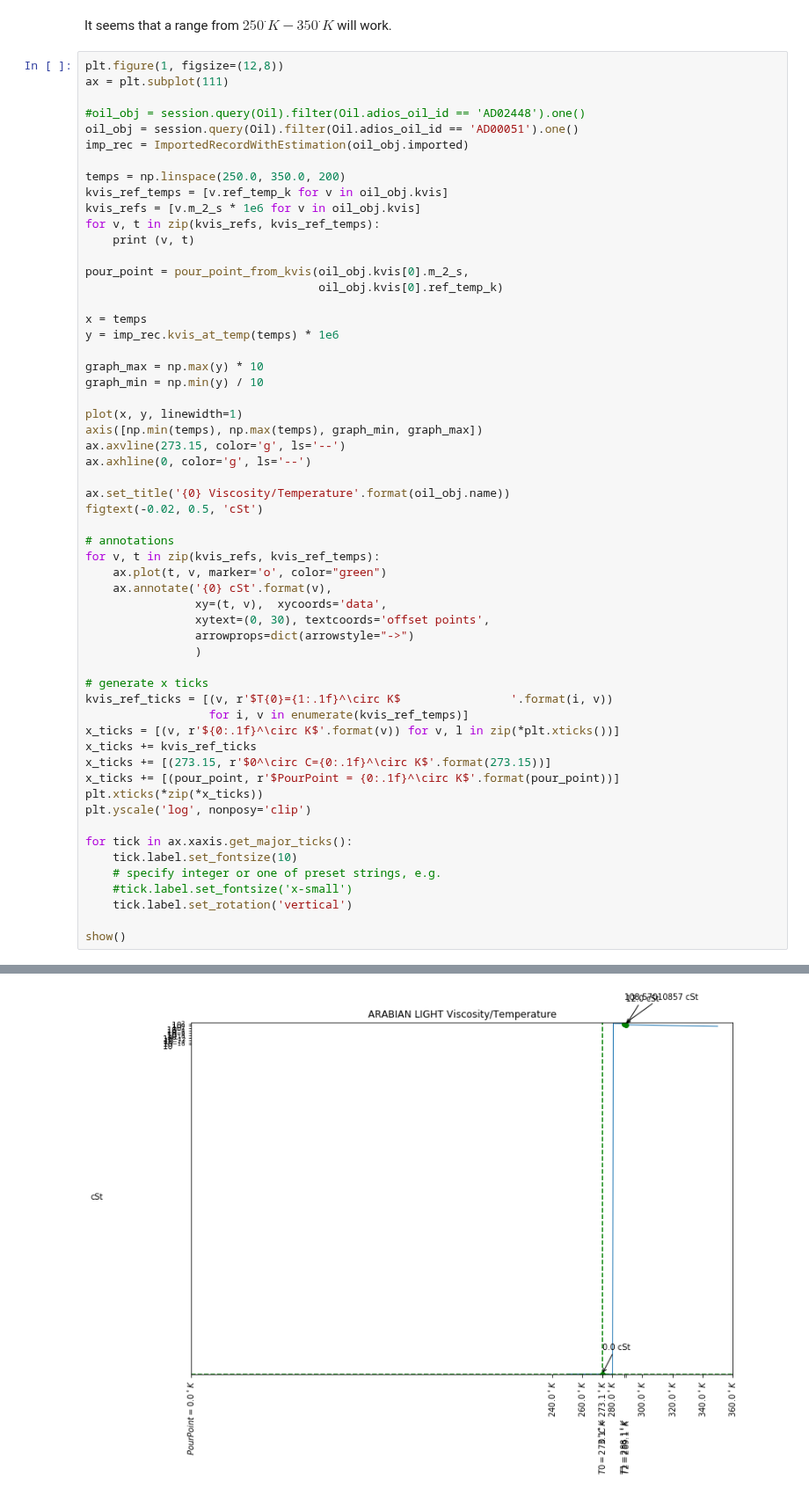
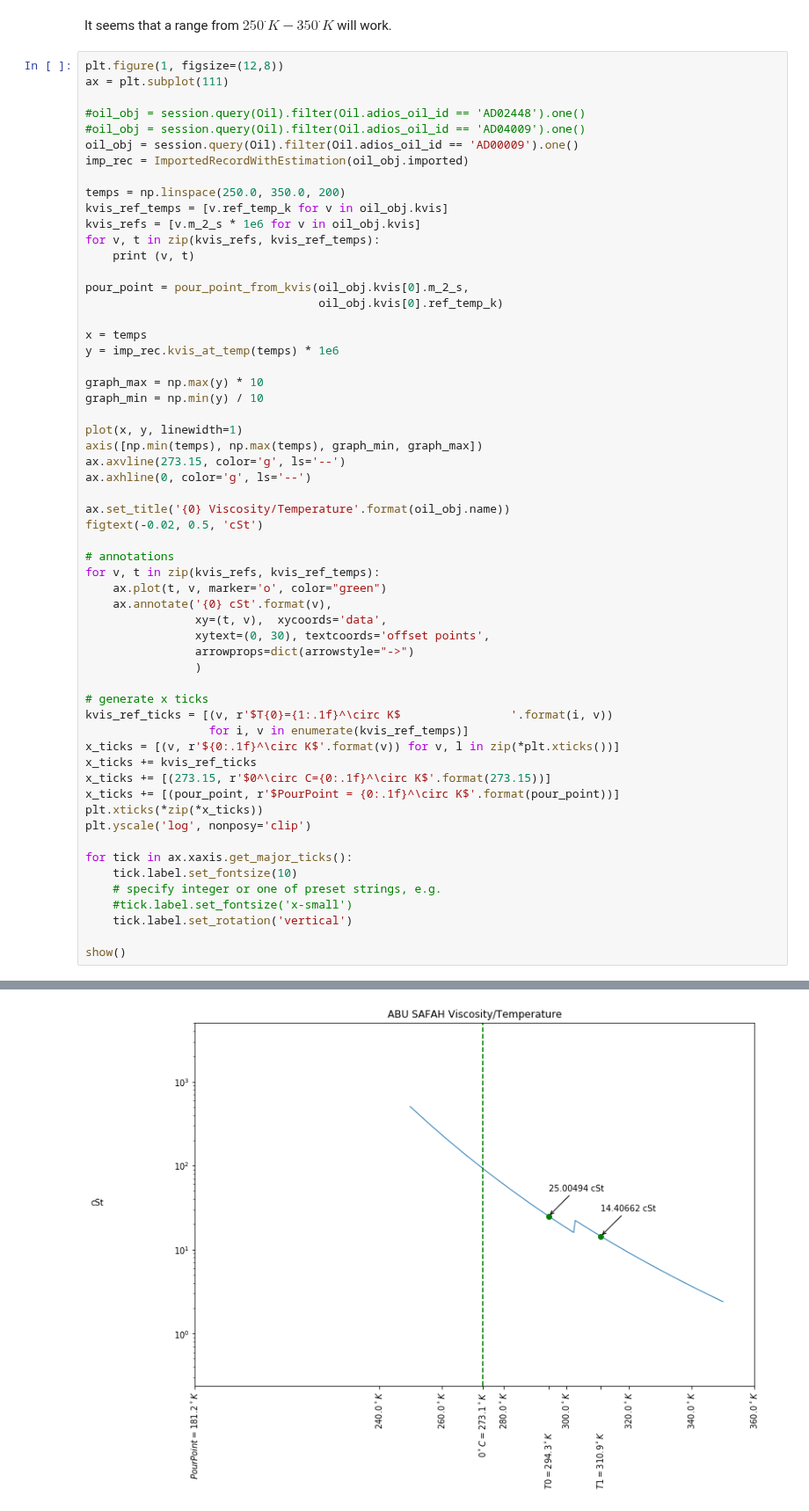
Before and after one commit to NOAA-ORR-ERD/OilLibrary, a Jupyter notebook: documentation/notebooks/Oil Viscosity.ipynb, the cells around one changed output, grey strips where cells are left out. Shown at 88% size. Cells and saved outputs as stored; diff of their text form.

```diff
--- a/documentation/notebooks/Oil Viscosity.ipynb
+++ b/documentation/notebooks/Oil Viscosity.ipynb
@@ -231,7 +238,8 @@ plt.figure(1, figsize=(12,8))
 ax = plt.subplot(111)
 
 #oil_obj = session.query(Oil).filter(Oil.adios_oil_id == 'AD02448').one()
-oil_obj = session.query(Oil).filter(Oil.adios_oil_id == 'AD00051').one()
+#oil_obj = session.query(Oil).filter(Oil.adios_oil_id == 'AD04009').one()
+oil_obj = session.query(Oil).filter(Oil.adios_oil_id == 'AD00009').one()
 imp_rec = ImportedRecordWithEstimation(oil_obj.imported)
 
 temps = np.linspace(250.0, 350.0, 200)
@@ -290,3 +297,3 @@ show()
-[figure, old version]
+[figure, new version]
 # %% [markdown]
 It seems visually intuitive from looking at the above graph that the rate at which the kinematic viscosity decreases with temperature, a rate that is calculated using the above formula, does not in fact match our data points.  It seems that we may need to implement something that will adjust the rate somehow.
```
Also changed, not shown: parts of 23 cells of this notebook.
